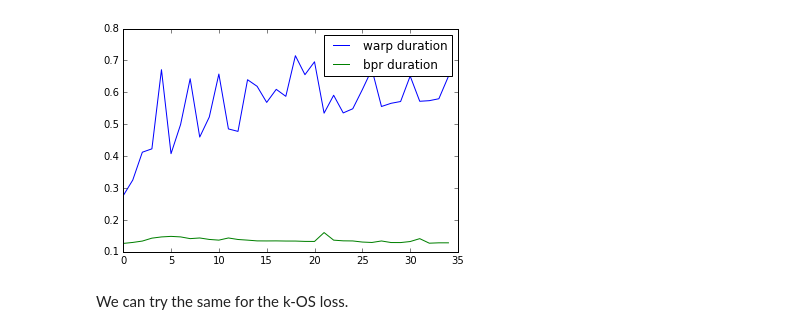
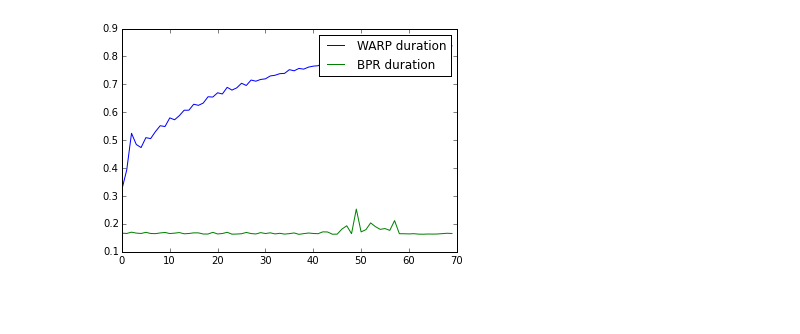
Before and after one commit to lyst/lightfm, a Jupyter notebook: examples/movielens/warp_loss.ipynb, the cells around one changed output. Cells and saved outputs as stored; diff of their text form; code cells hidden in the pictures; blank space fills up the shorter version.

Commit message:
Flesh out WARP example.

```diff
--- a/examples/movielens/warp_loss.ipynb
+++ b/examples/movielens/warp_loss.ipynb
@@ -30,7 +42,7 @@ To evaluate the performance of both learning schedules, let's create two models
 # %%
 alpha = 1e-05
-epochs = 35
-num_components = 30
+epochs = 70
+num_components = 32
 
 warp_model = LightFM(no_components=num_components,
                     loss='warp',
@@ -65,10 +89,8 @@ It looks like the adadelta gets to a better result at the beginning of training.
 # %%
 x = np.arange(epochs)
 plt.plot(x, np.array(warp_duration))
 plt.plot(x, np.array(bpr_duration))
-plt.legend(['warp duration', 'bpr duration'], loc='upper right')
+plt.legend(['WARP duration', 'BPR duration'], loc='upper right')
 plt.show()
 # %% [output]
-[figure, old version]
+[figure, new version]
-# %% [markdown]
-We can try the same for the k-OS loss.
```
Also changed, not shown: parts of 11 cells of this notebook.
